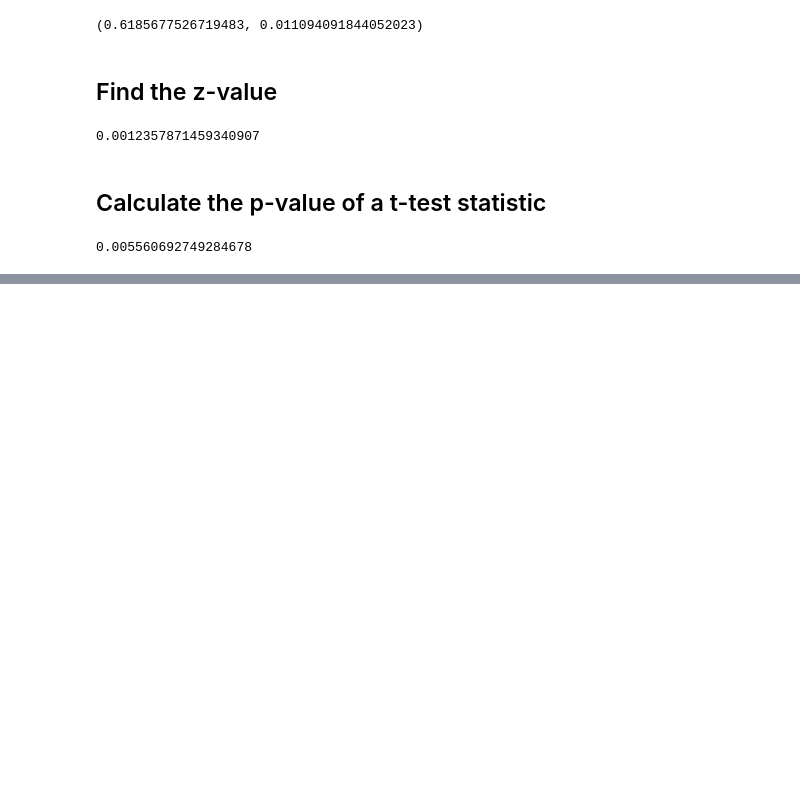
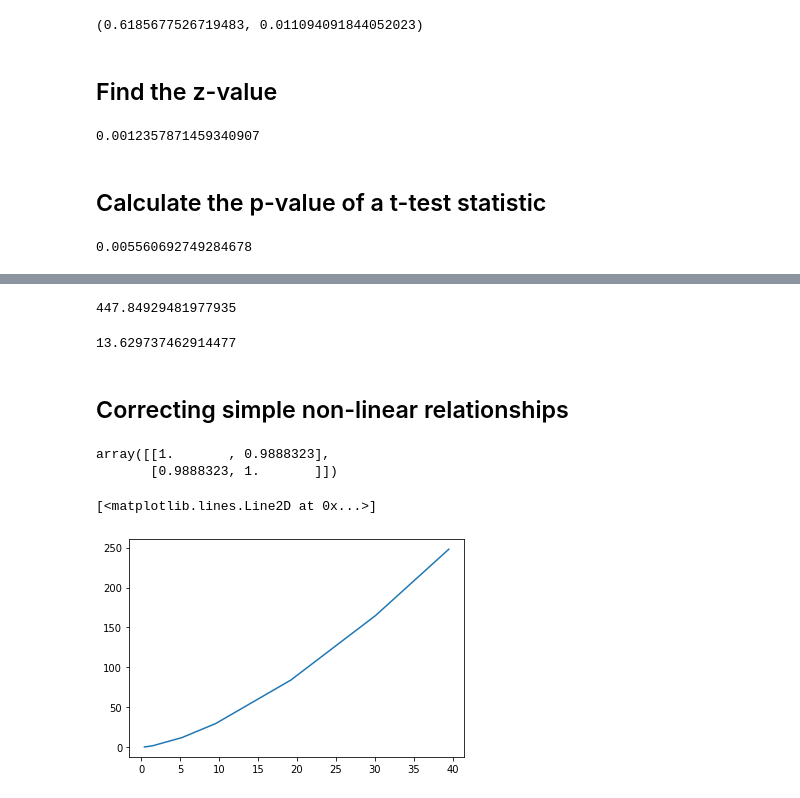
Before and after one commit to ricardopicon/Data-Analysis-Computation, a Jupyter notebook: Module-1.ipynb, the cells around one changed output, grey strips where cells are left out. Cells and saved outputs as stored; diff of their text form; code cells hidden in the pictures; blank space fills up the shorter version.

```diff
--- a/Module-1.ipynb
+++ b/Module-1.ipynb
@@ -45,0 +77,32 @@ p_value
+# %%
+#beta1 = r*(std(Ys)/std(Xs))
+beta1 = 0.8391*(np.std(Ys)/np.std(Xs))
+beta1
+# %% [output]
+447.84929481977935
+# %%
+#beta0 = mean_Y - beta1*mean_X
+beta0 = mean_Y - beta1*mean_X
+beta0
+# %% [output]
+13.629737462914477
+# %% [markdown]
+## Correcting simple non-linear relationships
+# %%
+# Variables
+Xs = np.array([ 0.387, 0.723, 1.00, 1.52, 5.20, 9.54, 19.2, 30.1, 39.5 ])
+Ys = np.array([ 0.241, 0.615, 1.00, 1.88, 11.9, 29.5, 84.0, 165.0, 248 ])
+N = 9
+# %%
+#Correlation coefficient
+np.corrcoef(Xs,Ys)
+# %% [output]
+array([[1.       , 0.9888323],
+       [0.9888323, 1.       ]])
+# %%
+# evaluate linearity
+from matplotlib import pyplot as plt
+plt.plot(Xs,Ys)
+# %% [output]
+[<matplotlib.lines.Line2D at 0x...>]
+[figure, added]
```
Also changed, not shown: parts of 44 cells of this notebook, 2 other files.
